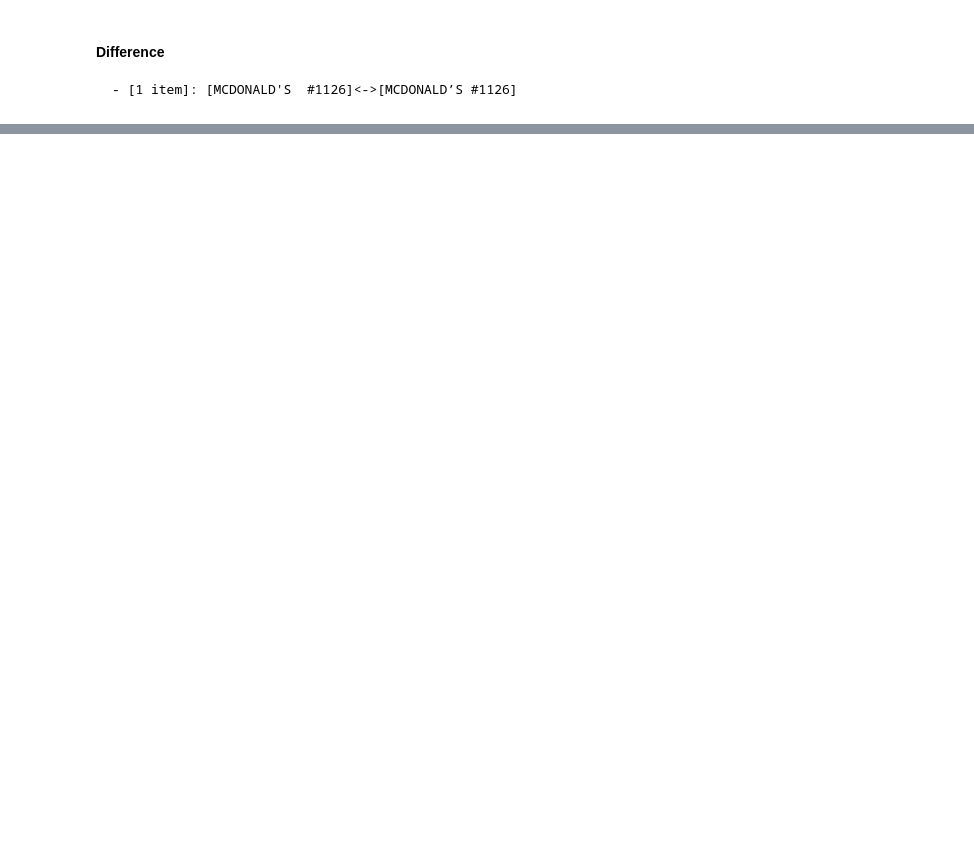
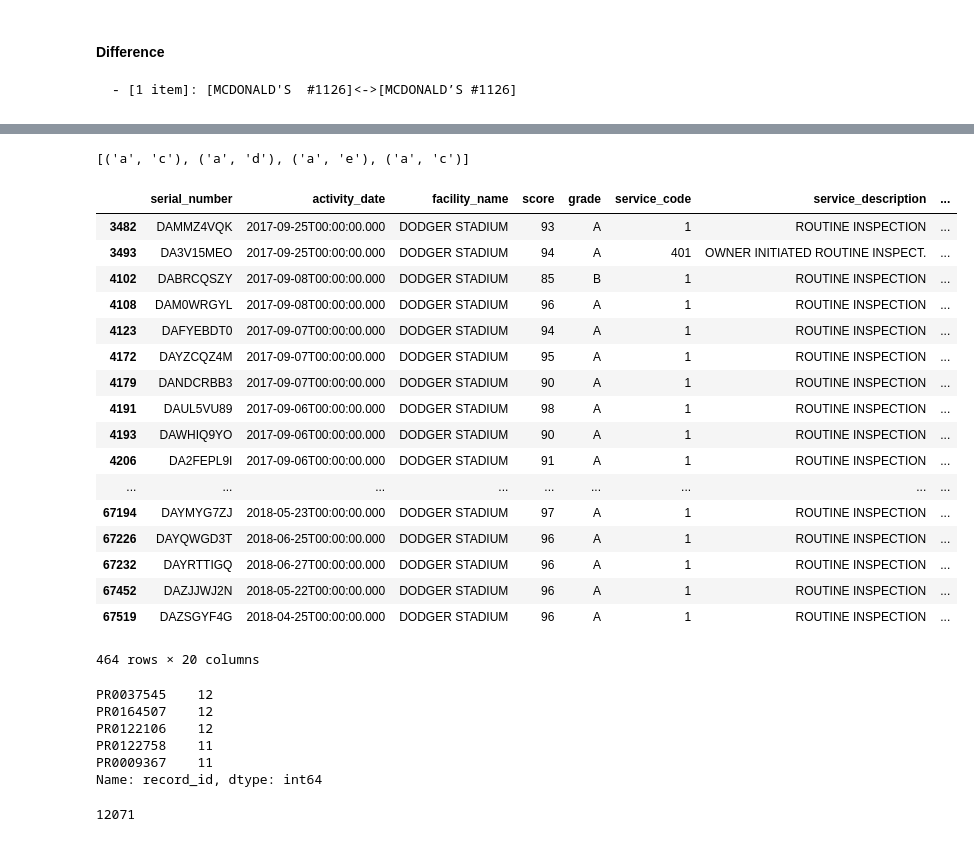
Before and after one commit to JingyingYin/Refine, a Jupyter notebook: entity_resolution.ipynb, the cells around one changed output, grey strips where cells are left out. Cells and saved outputs as stored; diff of their text form; code cells hidden in the pictures; blank space fills up the shorter version.

```diff
--- a/entity_resolution.ipynb
+++ b/entity_resolution.ipynb
@@ -769,0 +1101,6 @@ er_lsh.clustering_entity(column='facility_name', sc=sc)
+# %%
+lines.collect()
+# %% [output]
+[('a', 'c'), ('a', 'd'), ('a', 'e'), ('a', 'c')]
+# %%
+df_test = pd.read_csv('./data/restaurant-and-market-health-inspections.csv')
@@ -769,0 +1113,21 @@ er_lsh.clustering_entity(column='facility_name', sc=sc)
+# %%
+df_test[df_test['facility_name']=='DODGER STADIUM']
+# %% [output]
+|  | serial_number | activity_date | facility_name | score | grade | service_code | service_description | ... |
+| 3482 | DAMMZ4VQK | 2017-09-25T00:00:00.000 | DODGER STADIUM | 93 | A | 1 | ROUTINE INSPECTION | ... |
+| 3493 | DA3V15MEO | 2017-09-25T00:00:00.000 | DODGER STADIUM | 94 | A | 401 | OWNER INITIATED ROUTINE INSPECT. | ... |
+| 4102 | DABRCQSZY | 2017-09-08T00:00:00.000 | DODGER STADIUM | 85 | B | 1 | ROUTINE INSPECTION | ... |
+| 4108 | DAM0WRGYL | 2017-09-08T00:00:00.000 | DODGER STADIUM | 96 | A | 1 | ROUTINE INSPECTION | ... |
+| 4123 | DAFYEBDT0 | 2017-09-07T00:00:00.000 | DODGER STADIUM | 94 | A | 1 | ROUTINE INSPECTION | ... |
+| 4172 | DAYZCQZ4M | 2017-09-07T00:00:00.000 | DODGER STADIUM | 95 | A | 1 | ROUTINE INSPECTION | ... |
+| 4179 | DANDCRBB3 | 2017-09-07T00:00:00.000 | DODGER STADIUM | 90 | A | 1 | ROUTINE INSPECTION | ... |
+| 4191 | DAUL5VU89 | 2017-09-06T00:00:00.000 | DODGER STADIUM | 98 | A | 1 | ROUTINE INSPECTION | ... |
+| 4193 | DAWHIQ9YO | 2017-09-06T00:00:00.000 | DODGER STADIUM | 90 | A | 1 | ROUTINE INSPECTION | ... |
+| 4206 | DA2FEPL9I | 2017-09-06T00:00:00.000 | DODGER STADIUM | 91 | A | 1 | ROUTINE INSPECTION | ... |
+| ... | ... | ... | ... | ... | ... | ... | ... | ... |
+| 67194 | DAYMYG7ZJ | 2018-05-23T00:00:00.000 | DODGER STADIUM | 97 | A | 1 | ROUTINE INSPECTION | ... |
+| 67226 | DAYQWGD3T | 2018-06-25T00:00:00.000 | DODGER STADIUM | 96 | A | 1 | ROUTINE INSPECTION | ... |
+| 67232 | DAYRTTIGQ | 2018-06-27T00:00:00.000 | DODGER STADIUM | 96 | A | 1 | ROUTINE INSPECTION | ... |
+| 67452 | DAZJJWJ2N | 2018-05-22T00:00:00.000 | DODGER STADIUM | 96 | A | 1 | ROUTINE INSPECTION | ... |
+| 67519 | DAZSGYF4G | 2018-04-25T00:00:00.000 | DODGER STADIUM | 96 | A | 1 | ROUTINE INSPECTION | ... |
+464 rows × 20 columns
@@ -769,0 +1136,13 @@ er_lsh.clustering_entity(column='facility_name', sc=sc)
+# %%
+a[a>1][:5]
+# %% [output]
+PR0037545    12
+PR0164507    12
+PR0122106    12
+PR0122758    11
+PR0009367    11
+Name: record_id, dtype: int64
+# %%
+len(df_test['facility_name'].unique())
+# %% [output]
+12071
```
Also changed, not shown: parts of 53 cells of this notebook, 1 other file.
